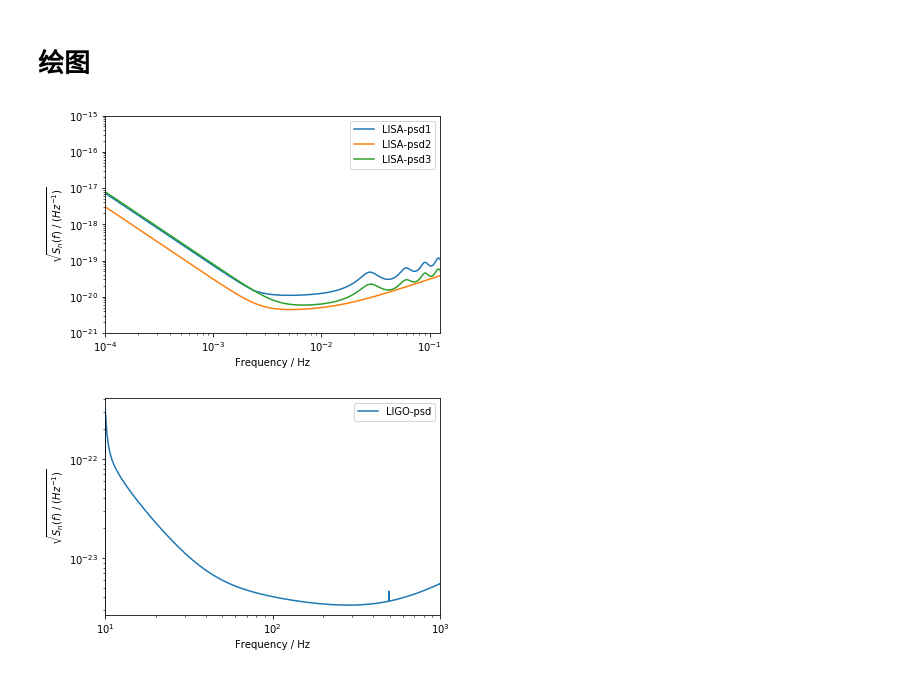
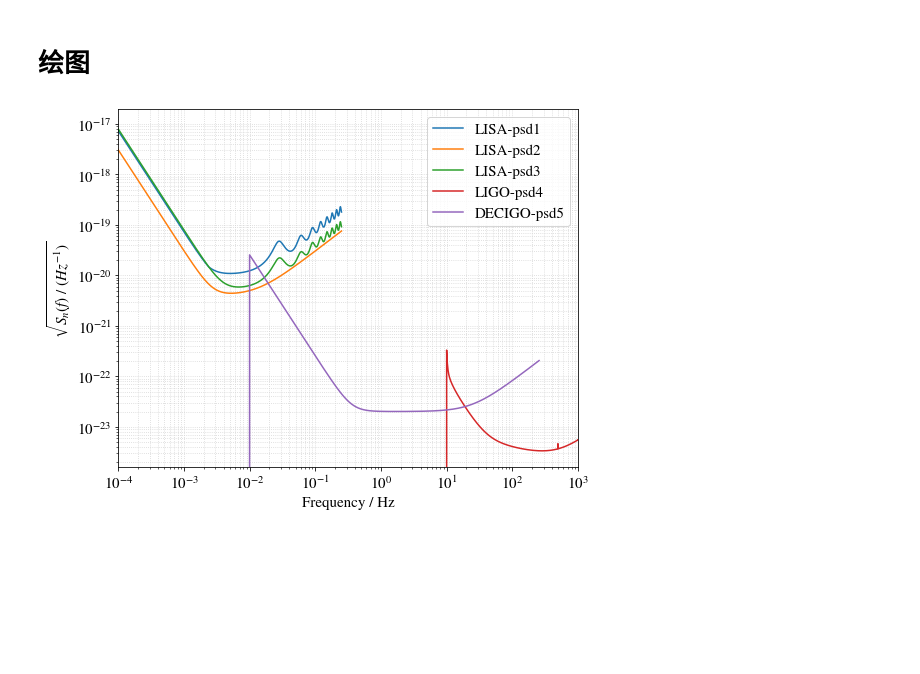
Before and after one commit to kelvin1020/matchGW, a Jupyter notebook: Setting_PSD.ipynb, the cells around one changed output. Saved outputs shown, nothing was run; the diff lists cells and outputs as text; code cells hidden in the pictures; blank space fills up the shorter version.

Commit message:
DECIGO psd added

```diff
--- a/Setting_PSD.ipynb
+++ b/Setting_PSD.ipynb
@@ -40,14 +43,14 @@ print("信号频域的频率间隔，即频域分辨率为%fHz"%freqIntrvl);
 # %% [markdown]
 ## 利用psd模拟函数生成
 # %%
-freqVec = np.linspace(0, freqIntrvl * (n-1), n)
-low_freq_cutoff0 = 1e-4
+freqVec1 = np.linspace(0, freqIntrvl1 * (n1-1), n1)
+low_freq_cutoff1 = 1e-4
 
 
 #构建频率序列(必须等频率间隔)，这里我们开始于0Hz(必须开始于0，否则导入pyCBC的结果不对), 结束于1Hz，频率间隔为上面的freqIntrvl
 
 #LISA PSD 模拟函数
-psd1 = LISAcalPSD1(freqVec)
+psd1 = LISAcalPSD1(freqVec1)
 
 '''
 1. Babak, S., Fang, H., Gair, J. R., Glampedakis, K. & Hughes, S. A. Kludge’
@@ -55,7 +58,7 @@ gravitational waveforms for a test-body orbiting a Kerr black hole. Phys.Rev. D
 
 '''
 
-psd2 = LISAcalPSD2(freqVec)
+psd2 = LISAcalPSD2(freqVec1)
 
 
 '''
@@ -65,5 +68,5 @@ Physics, Astrophysics and Cosmology with Gravitational Waves. Living Rev Relativ
 '''
 
 #构建用于pyCBC的FrequencySeries
-psd1 = pycbc.psd.read.from_numpy_arrays(freqVec , psd1, n, freqIntrvl, low_freq_cutoff0)
-psd2 = pycbc.psd.read.from_numpy_arrays(freqVec , psd2, n, freqIntrvl, low_freq_cutoff0)
+psd1 = pycbc.psd.read.from_numpy_arrays(freqVec1 , psd1, n1, freqIntrvl1, low_freq_cutoff1)
+psd2 = pycbc.psd.read.from_numpy_arrays(freqVec1 , psd2, n1, freqIntrvl1, low_freq_cutoff1)
@@ -87,10 +137,10 @@ psdPre = psdfile[1:psdlen:2]
 LISAcalPSD3 = interp1d(freqVecPre, psdPre, kind='cubic', fill_value="extrapolate")
 
 #构建用于pyCBC的FrequencySeries
-psd3 = LISAcalPSD3(freqVec)
-psd3 = FrequencySeries(psd3, delta_f=freqIntrvl, epoch='', dtype=None, copy=True)
+psd3 = LISAcalPSD3(freqVec1)
+psd3 = FrequencySeries(psd3, delta_f=freqIntrvl1, epoch='', dtype=None, copy=True)
 
-psd3 = pycbc.psd.read.from_numpy_arrays(freqVec, psd3, n, freqIntrvl, low_freq_cutoff0)
+psd3 = pycbc.psd.read.from_numpy_arrays(freqVec1, psd3, n1, freqIntrvl1, low_freq_cutoff1)
 # %% [markdown]
 ## pycbc内置
 # %%
@@ -106,37 +156,41 @@ freqIntrvl2 = sampFreq2 / n2                     #傅里叶变换 频率分辨
                                                 # freqIntrvl = 1 / duration = 1 / (n * sampIntrvl)
                                                 #            = sampFreq / n
 
-low_frequency_cutoff = 10.0                     #低于此频率的psd将被设置为0
+low_frequency_cutoff2 = 10.0                     #低于此频率的psd将被设置为0
 
 #示例，psd参见， https://dcc.ligo.org/LIGO-T1800044/public
 
-psd4 = pycbc.psd.from_string('aLIGOaLIGODesignSensitivityT1800044', n2, freqIntrvl2, low_frequency_cutoff)
+psd4 = pycbc.psd.from_string('aLIGOaLIGODesignSensitivityT1800044', n2, freqIntrvl2, low_frequency_cutoff2)
 # %% [output]
 ['AdVBNSOptimizedSensitivityP1200087', 'AdVDesignSensitivityP1200087', 'AdVEarlyHighSensitivityP1200087', 'AdVEarlyLowSensitivityP1200087', 'AdVLateHighSensitivityP1200087', 'AdVLateLowSensitivityP120 ...
 # %% [markdown]
 # 绘图
 # %%
 #绘制 频率 - sqrt(PSD) 图
-plt.figure()
+
+
+#绘图字体参数设置
+matplotlib.rcParams.update({'font.size': 15, 'font.family': 'STIXGeneral', 'mathtext.fontset': 'stix'})
+
+plt.figure(figsize=(8,6))
+
 plt.loglog(psd1.sample_frequencies, np.sqrt(psd1), label = 'LISA-psd1')
 plt.loglog(psd2.sample_frequencies, np.sqrt(psd2), label = 'LISA-psd2')
 plt.loglog(psd3.sample_frequencies, np.sqrt(psd3), label = 'LISA-psd3')
-plt.xlim(1e-4, f_max)
-plt.ylim(1e-21,1e-15)
+
+plt.loglog(psd4.sample_frequencies, np.sqrt(psd4), label = 'LIGO-psd4')
+
+plt.loglog(psd5.sample_frequencies, np.sqrt(psd5), label = 'DECIGO-psd5')
+
+
+
+plt.xlim(1e-4, 1e3)
+# plt.ylim(1e-21,1e-15)
 plt.xlabel("Frequency / Hz")
 plt.ylabel("$\sqrt{S_{n}(f) \ / \ (Hz^{-1})}$")
-plt.legend()
+plt.legend(loc = 'upper right')
+plt.grid(linestyle = "dotted", color = "#d3d3d3" , which="both")
+plt.tight_layout()
 plt.show()
 # %% [output]
-[figure, old version]
+[figure, new version]
-# %%
-#绘制 频率 - sqrt(PSD) 图
-plt.figure()
-plt.loglog(psd4.sample_frequencies, np.sqrt(psd4), label = 'LIGO-psd')
-plt.xlim(1e1,1e3)
-plt.xlabel("Frequency / Hz")
-plt.ylabel("$\sqrt{S_{n}(f) \ / \ (Hz^{-1})}$")
-plt.legend()
-plt.show()
-# %% [output]
-[figure, removed]
```
Also changed, not shown: parts of 3 cells of this notebook, 1 other file.
